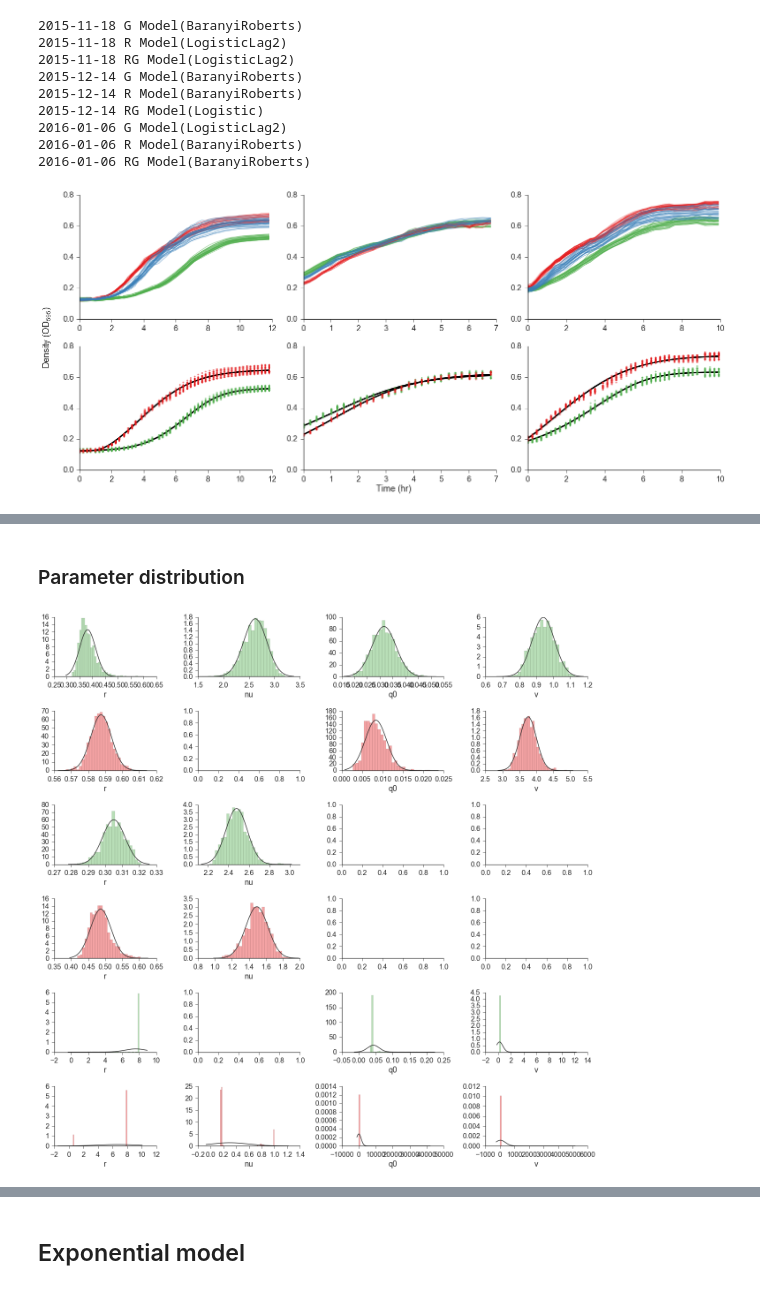
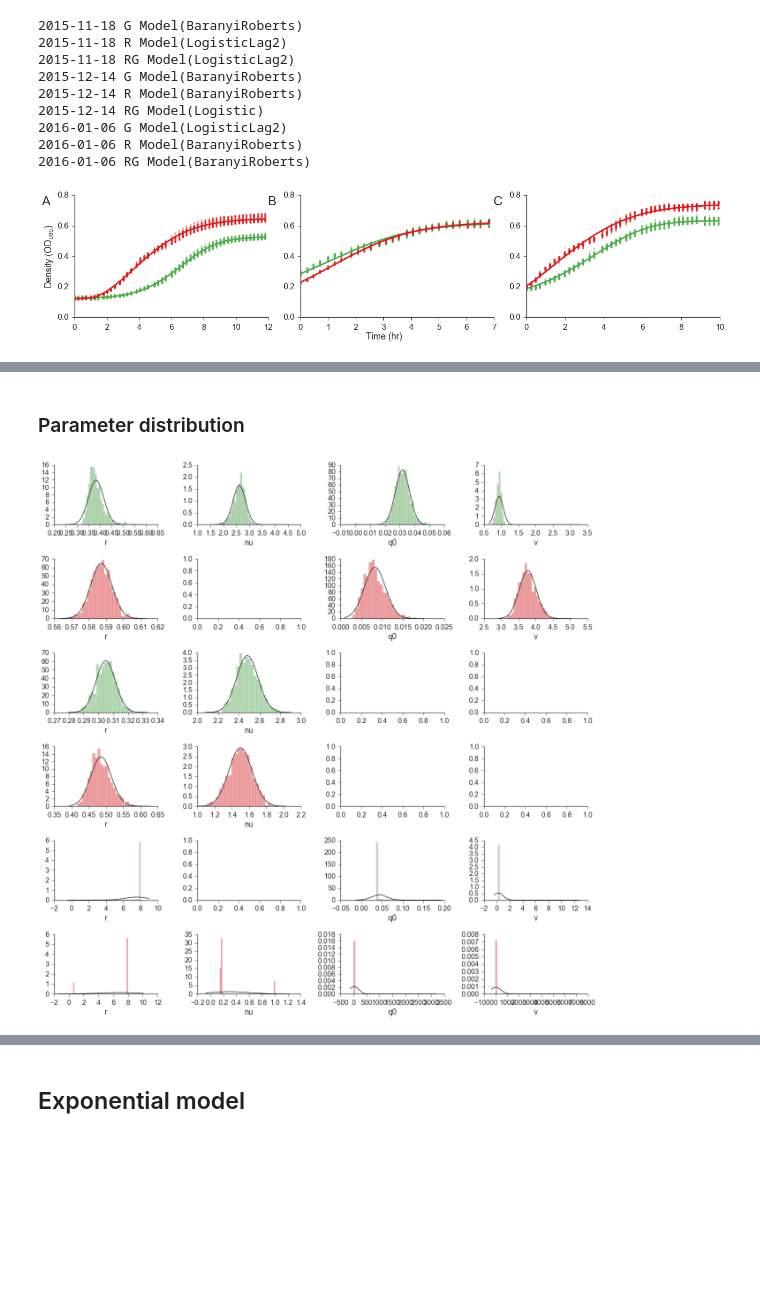
Before and after one commit to yoavram/curveball_ms, a Jupyter notebook: supp.ipynb, the cells around one changed output, grey strips where cells are left out. Drawn from its saved outputs; the diff is of its cells as text; code cells hidden in the pictures; blank space fills up the shorter version.

```diff
--- a/supp.ipynb
+++ b/supp.ipynb
@@ -131,57 +131,60 @@ for name, ds in datasets.items():
 2016-01-06 RG Model(BaranyiRoberts)
 # %%
 cols = len(datasets)
-rows = 2
-fig, ax = plt.subplots(rows, cols, sharex=False, sharey=False, figsize=(width * cols, height * rows))
+rows = 1
+fig, ax = plt.subplots(rows, cols, sharex=False, sharey=False, figsize=(width * cols, height * rows), squeeze=False)
 if not isinstance(ax, np.ndarray):
     ax = np.array([ax])
 for i, (name, ds) in enumerate(datasets.items()):
     # plot curves
-    grouped = ds['dfG'].groupby('Well')
-    grouped.plot('Time', 'OD', color=green, alpha=0.5, ax=ax[0, i])
-    grouped = ds['dfR'].groupby('Well')
-    grouped.plot('Time', 'OD', color=red, alpha=0.5, ax=ax[0, i])
-    grouped = ds['dfRG'].groupby('Well')
-    grouped.plot('Time', 'OD', color=blue, alpha=0.5, ax=ax[0, i])
+#     grouped = ds['dfG'].groupby('Well')
+#     grouped.plot('Time', 'OD', color=green, alpha=0.5, ax=ax[0, i])
+#     grouped = ds['dfR'].groupby('Well')
+#     grouped.plot('Time', 'OD', color=red, alpha=0.5, ax=ax[0, i])
+#     grouped = ds['dfRG'].groupby('Well')
+#     grouped.plot('Time', 'OD', color=blue, alpha=0.5, ax=ax[0, i])
+
+#     ax[0, i].set(
+#         title='',
+#         xlabel=''
+#     )
+#     if 'ylim' in ds:
+#         ax[0, i].set_ylim(ds['ylim'])
+#         dy = (ds['ylim'][1] - ds['ylim'][0]) / 4
+#         ax[0, i].set_yticks(np.arange(ds['ylim'][0], ds['ylim'][1] + dy, dy))
+#     ax[0, i].set(ylabel='')
+#     ax[0, i].legend().set_visible(False)
+    # plot fit with data markers
+    ds['model_G'].plot_fit(ax=ax[0, i], fit_kws=dict(color=green,  ls=fit_ls, lw=3),
+                           data_kws=dict(color=green, alpha=0.5, marker='.'), init_kws={'ls':''})
+    ds['model_R'].plot_fit(ax=ax[0, i], fit_kws=dict(color=red,  ls=fit_ls, lw=3),
+                           data_kws=dict(color=red, alpha=0.5, marker='.'), init_kws={'ls':''})
 
     ax[0, i].set(
         title='',
-        xlabel=''
+        xlabel='',
     )
     if 'ylim' in ds:
         ax[0, i].set_ylim(ds['ylim'])
         dy = (ds['ylim'][1] - ds['ylim'][0]) / 4
         ax[0, i].set_yticks(np.arange(ds['ylim'][0], ds['ylim'][1] + dy, dy))
     ax[0, i].set(ylabel='')
     ax[0, i].legend().set_visible(False)
-    # plot fit with data markers
-    ds['model_G'].plot_fit(ax=ax[1, i], fit_kws=dict(color='k',  ls=fit_ls, lw=3), data_kws=dict(color=green,alpha=0.5, marker='.'), init_kws={'ls':''})
-    ds['model_R'].plot_fit(ax=ax[1, i], fit_kws=dict(color='k',  ls=fit_ls, lw=3), data_kws=dict(color=red, alpha=0.5, marker='.'), init_kws={'ls':''})
-
-    ax[1, i].set(
-        title='',
-        xlabel='',
-    )
-    if 'ylim' in ds:
-        ax[1, i].set_ylim(ds['ylim'])
-        dy = (ds['ylim'][1] - ds['ylim'][0]) / 4
-        ax[1, i].set_yticks(np.arange(ds['ylim'][0], ds['ylim'][1] + dy, dy))
-    ax[1, i].set(ylabel='')
-    ax[1, i].legend().set_visible(False)
-    ax[0, i].set_xlim(ax[1, i].get_xlim())
-    ax[0, i].set_xticks(ax[1, i].get_xticks())
+#     ax[0, i].set_xlim(ax[1, i].get_xlim())
+#     ax[0, i].set_xticks(ax[1, i].get_xticks())
 
 txt_x = fig_xlabel(fig, 'Time (hr)')
-txt_y = fig_ylabel(fig, r'Density ($OD_{595}$)')
-# for i, axes in enumerate(ax.flatten()):
-#     axes.annotate('ABCDEFG'[i], (0.05, 0.95), xycoords='axes fraction', fontsize=panel_label_size)
+# txt_y = fig_ylabel(fig, r'Density ($OD_{595}$)')
+txt_y = ax[0,0].set_ylabel(r'Density ($OD_{595}$)')
+
+fig_panel_labels(ax, panel_label_size=panel_label_size)
 
 fig.tight_layout()
 sns.despine()
 fig.savefig('Fig-model_fitting.png', **savefig_bbox(txt_x, txt_y))
 fig.savefig('Fig-model_fitting.pdf', dpi=300, **savefig_bbox(txt_x, txt_y))
 # %% [output]
-[figure, old version]
+[figure, new version]
 # %%
 for name, ds in datasets.items():
     print(name)
@@ -240,7 +243,7 @@ for row, (name, ds) in enumerate(datasets.items()):
 fig.tight_layout()
 sns.despine()
 # %% [output]
-[figure, old version]
+[figure, new version]
 # %%
 for name, ds in datasets.items():
     print(name)
```
Also changed, not shown: parts of 8 cells of this notebook, 1 other file.
